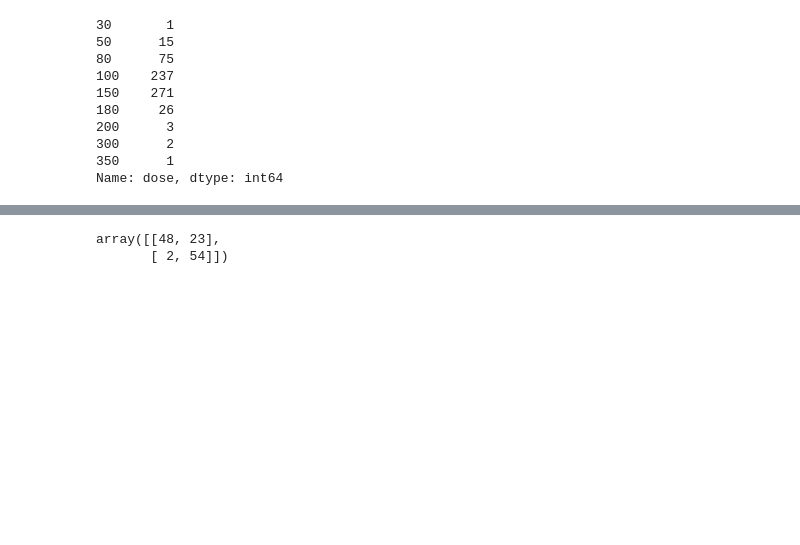
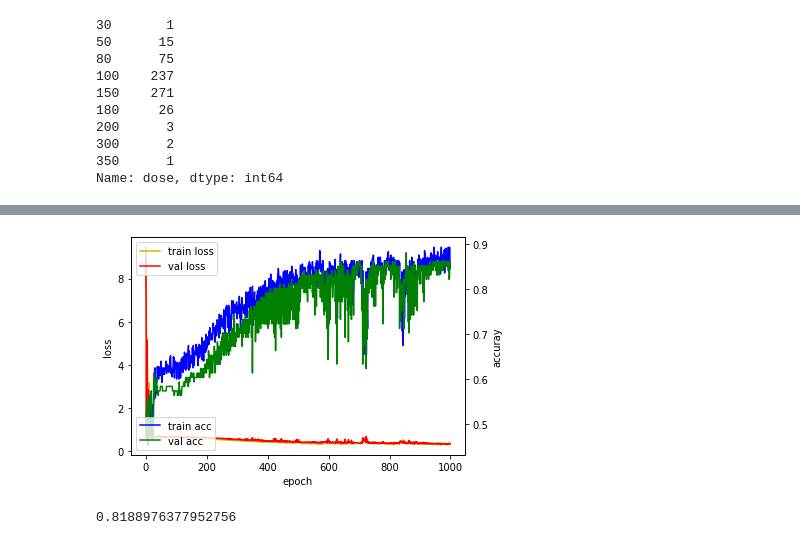
Before and after one commit to elmidion/Ablation_result_prediction, a Jupyter notebook: Ablation_result_prediction.ipynb, the cells around one changed output, grey strips where cells are left out. Cells and saved outputs as stored; diff of their text form; code cells hidden in the pictures; blank space fills up the shorter version.

```diff
--- a/Ablation_result_prediction.ipynb
+++ b/Ablation_result_prediction.ipynb
@@ -845,9 +1074,11 @@ weight_path = odir + "/weights.hdf5"
 # %%
 # hist = model.fit(X_train, y_train, epochs=1000, batch_size=X_train.shape[0])
 
-hist = model.fit(X_train, y_train, epochs=1000, batch_size=X_train.shape[0], validation_split= 0.1,
-                 callbacks=[ModelCheckpoint(monitor='val_loss', filepath=weight_path, verbose=1, save_best_only=True),
-                            ReduceLROnPlateau(monitor='val_loss', factor=0.5, patience=5, verbose=1, min_delta=1e-5)])
+hist = model.fit(X_train, y_train, epochs=1000, batch_size=X_train.shape[0], validation_split= 0.2,
+                 callbacks=[ModelCheckpoint(monitor='val_accuracy', filepath=weight_path, verbose=1, save_best_only=True)
+                            #ReduceLROnPlateau(monitor='val_accuracy', factor=0.5, patience=5, verbose=1, min_delta=1e-5)
+                            #EarlyStopping(monitor='accuracy', mode='min', verbose=1, patience=100)
+                            ])
 
 #model.fit(X_train, y_train, epochs=1000, batch_size=X_train.shape[0]//10)
 #model = KerasClassifier(build_fn=create_model, epochs=150, batch_size=10, verbose=0)
@@ -874,5 +1105,31 @@ Epoch 01000: val_loss did not improve from 0.69493
+# %%
+# 모델 학습 과정 표시하기
+
+%matplotlib inline
+import matplotlib.pyplot as plt
+
+fig, loss_ax = plt.subplots()
+
+acc_ax = loss_ax.twinx()
+
+loss_ax.plot(hist.history['loss'], 'y', label='train loss')
+loss_ax.plot(hist.history['val_loss'], 'r', label='val loss')
+
+acc_ax.plot(hist.history['accuracy'], 'b', label='train acc')
+acc_ax.plot(hist.history['val_accuracy'], 'g', label='val acc')
+
+loss_ax.set_xlabel('epoch')
+loss_ax.set_ylabel('loss')
+acc_ax.set_ylabel('accuray')
+
+loss_ax.legend(loc='upper left')
+acc_ax.legend(loc='lower left')
+
+plt.show()
+# %% [output]
+[figure, added]
 # %%
-yhat = model.predict(X_test)[:,1]
+yhat = model.predict(X_test)
 for idx in range(len(yhat)):
     if yhat[idx] >= 0.5:
         yhat[idx] = 1
@@ -880,7 +1137,7 @@ for idx in range(len(yhat)):
         yhat[idx] = 0
 
 from sklearn.metrics import confusion_matrix
-confusion_matrix(y_test[:,1], yhat)
+confusion_matrix(y_test, yhat)
+(confusion_matrix(y_test, yhat)[0][0] + confusion_matrix(y_test, yhat)[1][1])/(confusion_matrix(y_test, yhat)[0][0] + confusion_matrix(y_test, yhat)[0][1]+(confusion_matrix(y_test, yhat)[1][0] + confusion_matrix(y_test, yhat)[1][1]))
 # %% [output]
-array([[48, 23],
-       [ 2, 54]])
+0.8188976377952756
```
Also changed, not shown: parts of 32 cells of this notebook.
